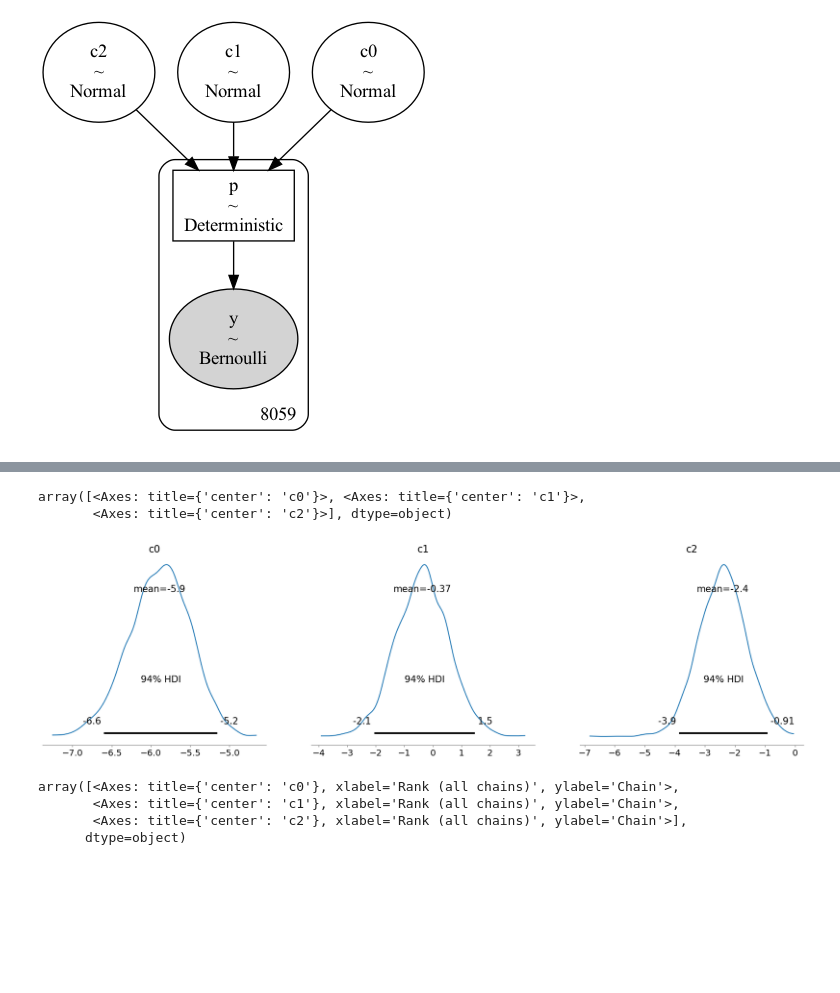
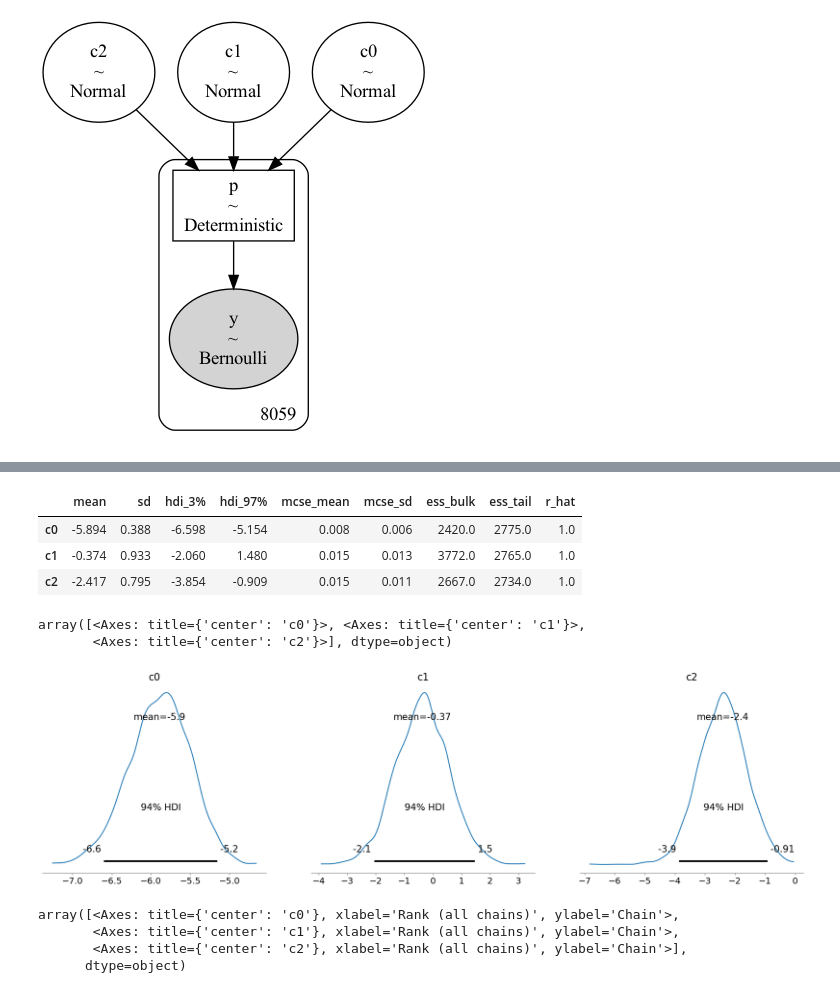
Before and after one commit to gkukish/ceoresearch, a Jupyter notebook: Jupyter Notebook/pds2.ipynb, the cells around one changed output, grey strips where cells are left out. Drawn from its saved outputs; the diff is of its cells as text; code cells hidden in the pictures; blank space fills up the shorter version.

```diff
--- a/Jupyter Notebook/pds2.ipynb
+++ b/Jupyter Notebook/pds2.ipynb
@@ -245,12 +245,18 @@ Sampling: [y]
 [interactive output not drawn]
 # %%
 var_names = ['c0', 'c1', 'c2']
-az.summary(trace1)
-pm.plot_posterior(trace1, var_names)
+az.summary(trace1, var_names)
 # %% [output]
-array([<Axes: title={'center': 'c0'}>, <Axes: title={'center': 'c1'}>,
-       <Axes: title={'center': 'c2'}>], dtype=object)
-[figure, removed]
+|  | mean | sd | hdi_3% | hdi_97% | mcse_mean | mcse_sd | ess_bulk | ess_tail | r_hat |
+| c0 | -5.894 | 0.388 | -6.598 | -5.154 | 0.008 | 0.006 | 2420.0 | 2775.0 | 1.0 |
+| c1 | -0.374 | 0.933 | -2.060 | 1.480 | 0.015 | 0.013 | 3772.0 | 2765.0 | 1.0 |
+| c2 | -2.417 | 0.795 | -3.854 | -0.909 | 0.015 | 0.011 | 2667.0 | 2734.0 | 1.0 |
+# %%
+pm.plot_posterior(trace1, var_names)
+# %% [output]
+array([<Axes: title={'center': 'c0'}>, <Axes: title={'center': 'c1'}>,
+       <Axes: title={'center': 'c2'}>], dtype=object)
+[figure, added]
 # %%
 az.plot_trace(trace1, var_names)
 plt.tight_layout()
```
